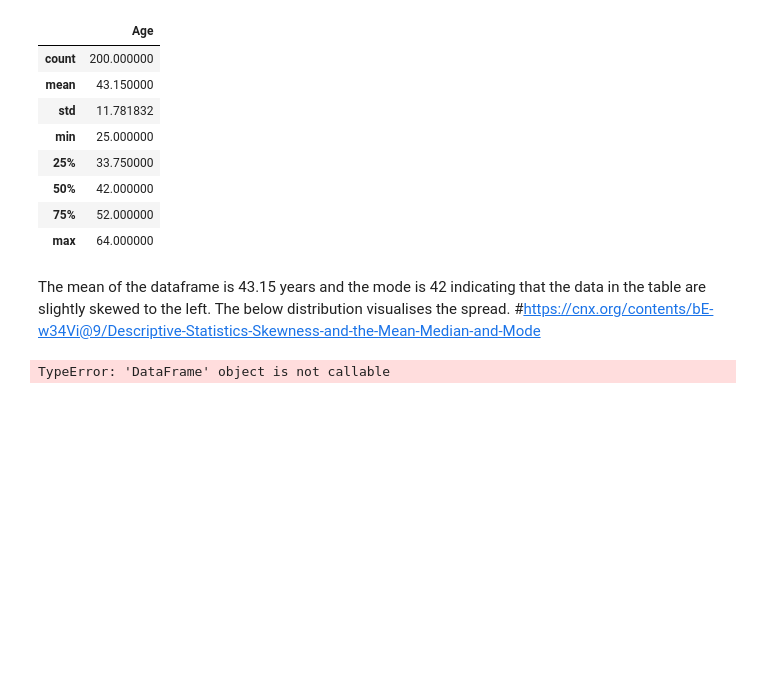
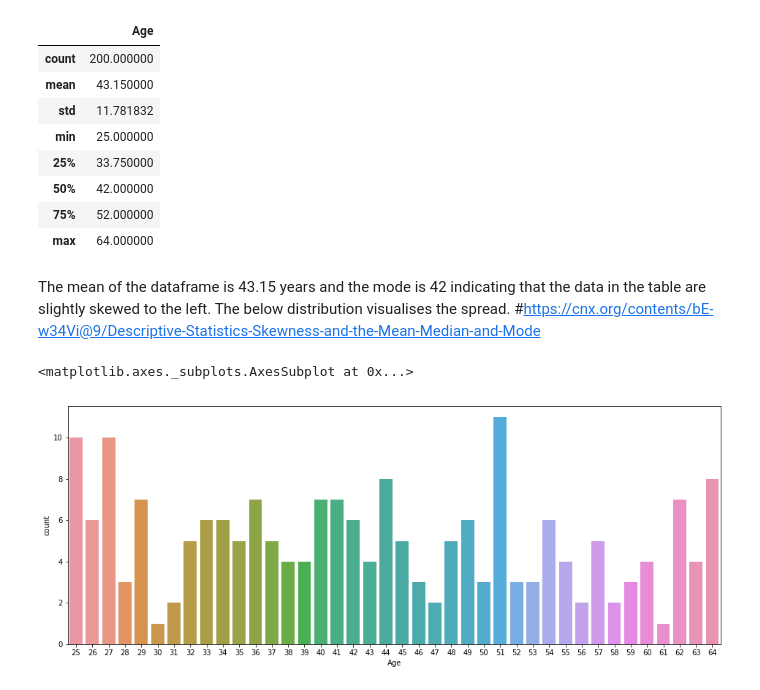
Before and after one commit to martinaobrien/GMIT-Programme-for-Data-Analysis-Project---Simulation, a Jupyter notebook: GMIT-Programme-for-Data-Analysis-Project---Simulation.ipynb, the cells around one changed output. Drawn from its saved outputs; the diff is of its cells as text; code cells hidden in the pictures; blank space fills up the shorter version.

Commit message:
Added in distribution of Age histogram

```diff
--- a/GMIT-Programme-for-Data-Analysis-Project---Simulation.ipynb
+++ b/GMIT-Programme-for-Data-Analysis-Project---Simulation.ipynb
@@ -111,13 +111,10 @@ age_df.describe ()
 | max | 64.000000 |
 # %% [markdown]
 The mean of the dataframe is 43.15 years and the mode is 42 indicating that the data in the table are slightly skewed to the left. The below distribution visualises the spread. #https://cnx.org/contents/bE-w34Vi@9/Descriptive-Statistics-Skewness-and-the-Mean-Median-and-Mode
-# %%
-age_df = pd.DataFrame(age, columns=['age'])
-sns.distplot(age_df ('age'), hist=True, kde=False, bins=int(180/5), color = 'blue', hist_kws={'edgecolor':'black'})
-# Add labels
-plt.title('Distribution of Age')
-plt.xlabel('Number of People')
-plt.ylabel('Age')
-# %% [output]
-TypeError: 'DataFrame' object is not callable
+# %%
+plt.figure(figsize=(16, 6))
+sns.countplot('Age', data= age_df)
+# %% [output]
+<matplotlib.axes._subplots.AxesSubplot at 0x...>
+[figure, added]
 # %%
```
Also changed, not shown: parts of 1 cell of this notebook.
